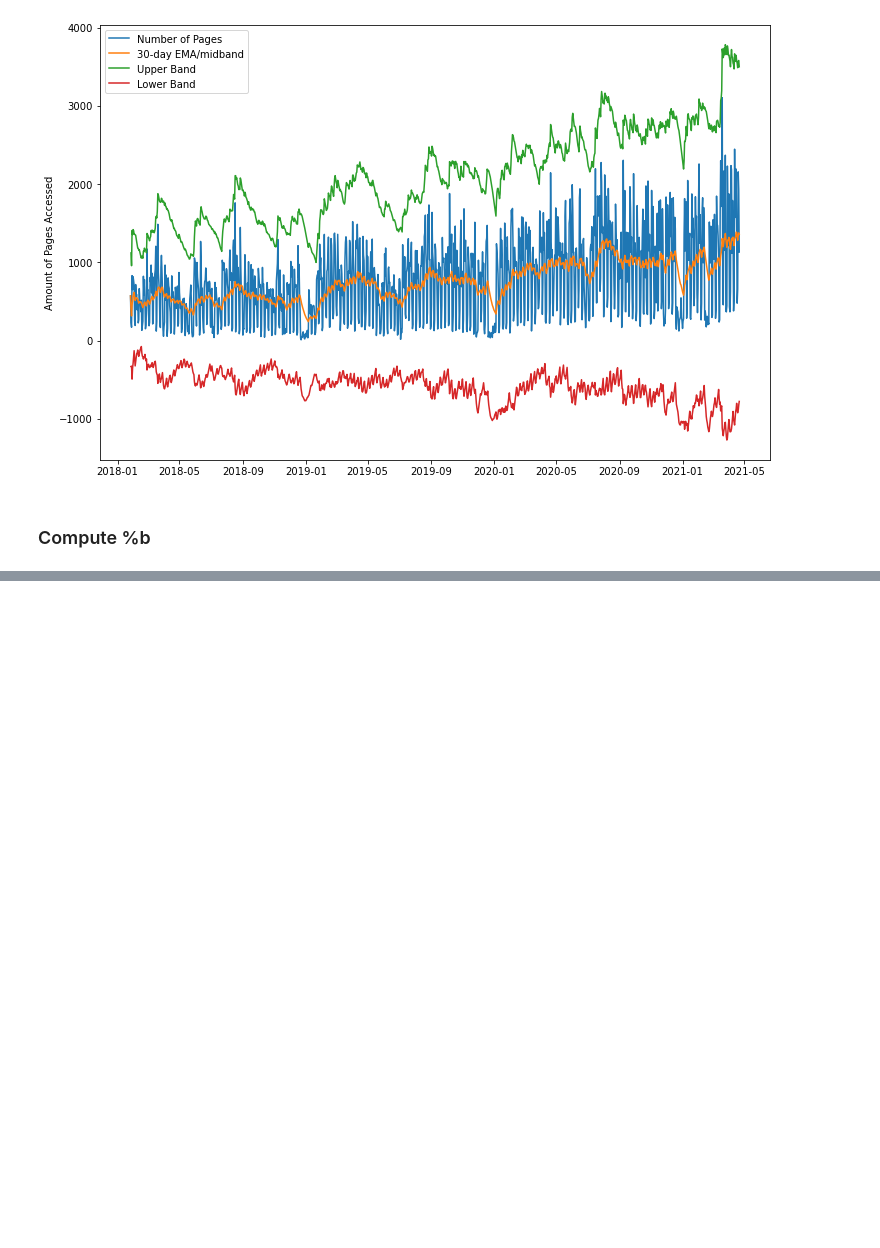
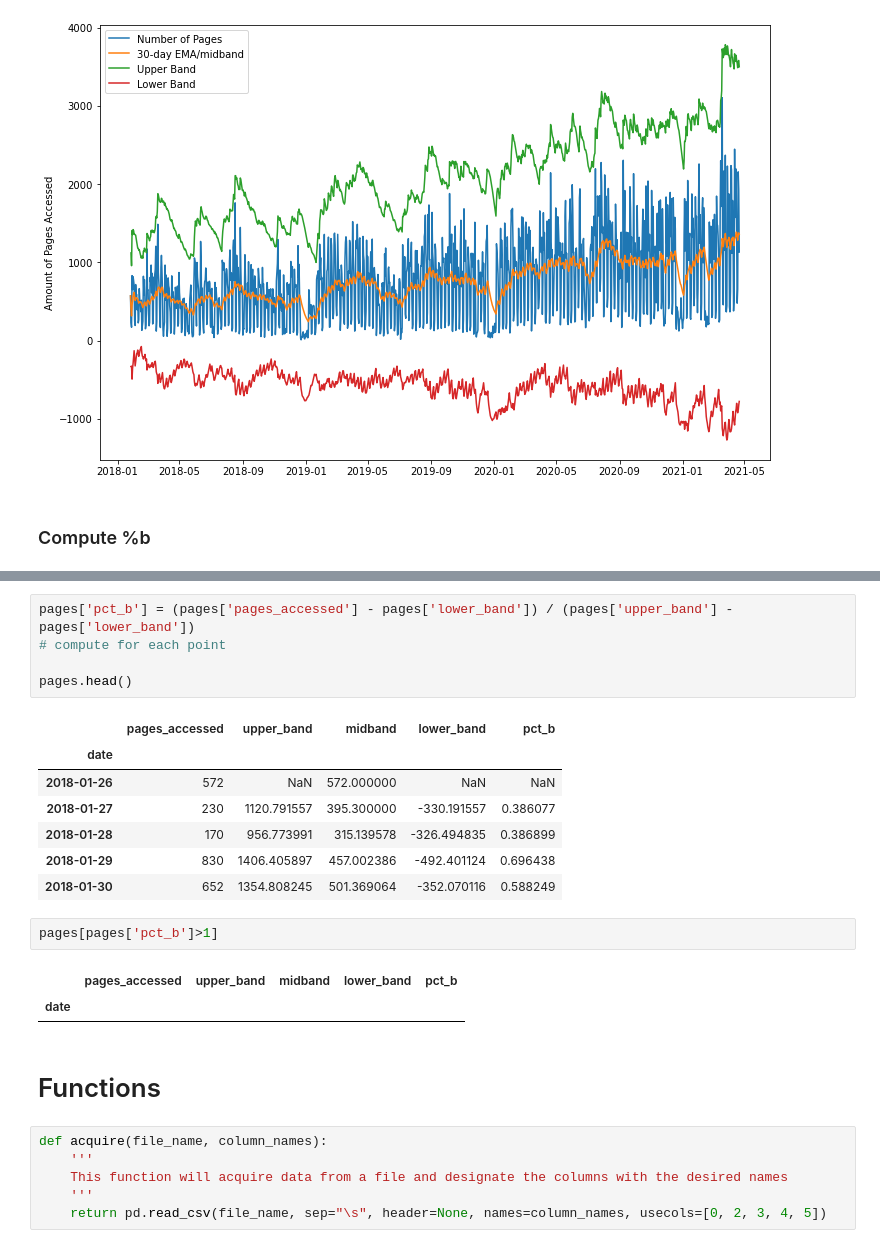
Before and after one commit to johngrinstead/anomaly-detection-exercises, a Jupyter notebook: time_series_anomaly_detection.ipynb, the cells around one changed output, grey strips where cells are left out. Cells and saved outputs as stored; diff of their text form; blank space fills up the shorter version.

```diff
--- a/time_series_anomaly_detection.ipynb
+++ b/time_series_anomaly_detection.ipynb
@@ -335,0 +375,26 @@ plt.show()
+# %%
+pages['pct_b'] = (pages['pages_accessed'] - pages['lower_band']) / (pages['upper_band'] - pages['lower_band'])
+# compute for each point
+
+pages.head()
+# %% [output]
+|  | pages_accessed | upper_band | midband | lower_band | pct_b |
+| date |  |  |  |  |  |
+| 2018-01-26 | 572 | NaN | 572.000000 | NaN | NaN |
+| 2018-01-27 | 230 | 1120.791557 | 395.300000 | -330.191557 | 0.386077 |
+| 2018-01-28 | 170 | 956.773991 | 315.139578 | -326.494835 | 0.386899 |
+| 2018-01-29 | 830 | 1406.405897 | 457.002386 | -492.401124 | 0.696438 |
+| 2018-01-30 | 652 | 1354.808245 | 501.369064 | -352.070116 | 0.588249 |
+# %%
+pages[pages['pct_b']>1]
+# %% [output]
+|  | pages_accessed | upper_band | midband | lower_band | pct_b |
+| date |  |  |  |  |  |
+# %% [markdown]
+# Functions
+# %%
+def acquire(file_name, column_names):
+    '''
+    This function will acquire data from a file and designate the columns with the desired names
+    '''
+    return pd.read_csv(file_name, sep="\s", header=None, names=column_names, usecols=[0, 2, 3, 4, 5])
```
Also changed, not shown: parts of 16 cells of this notebook.
